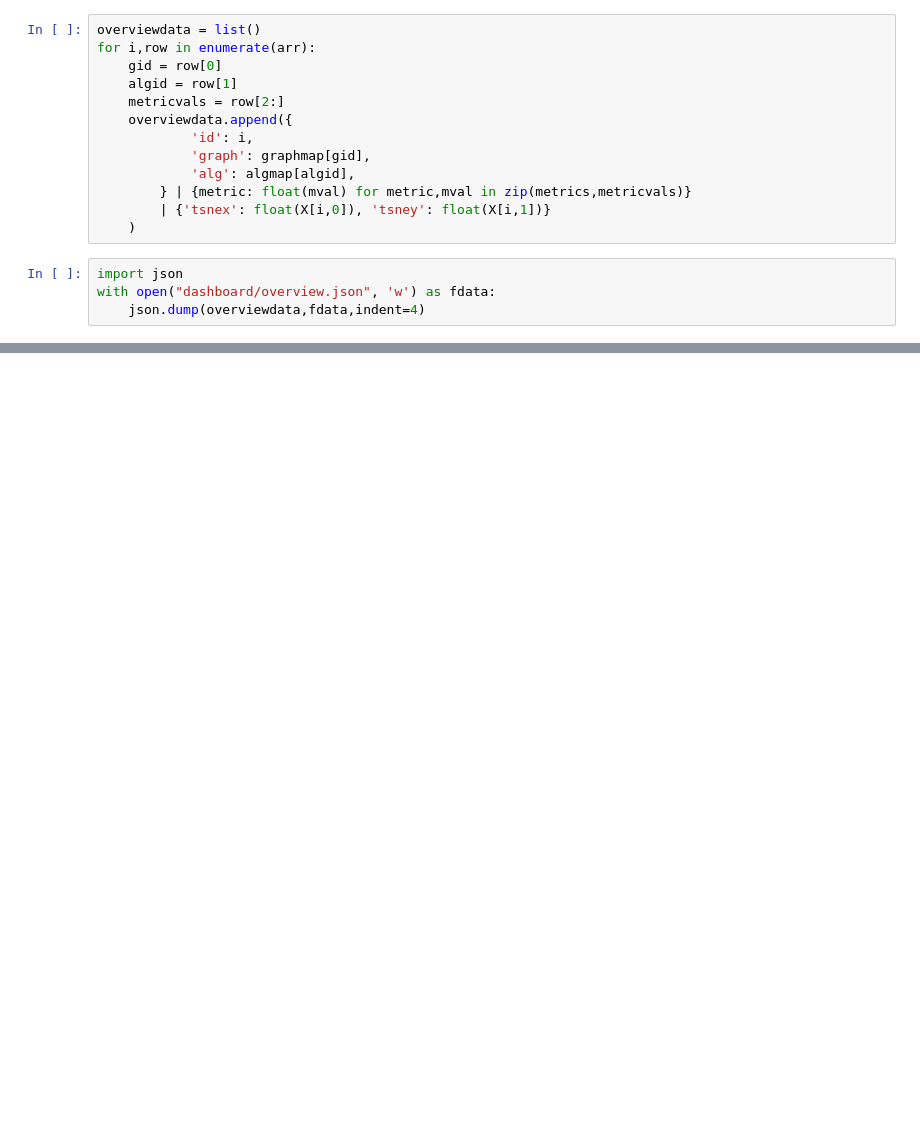
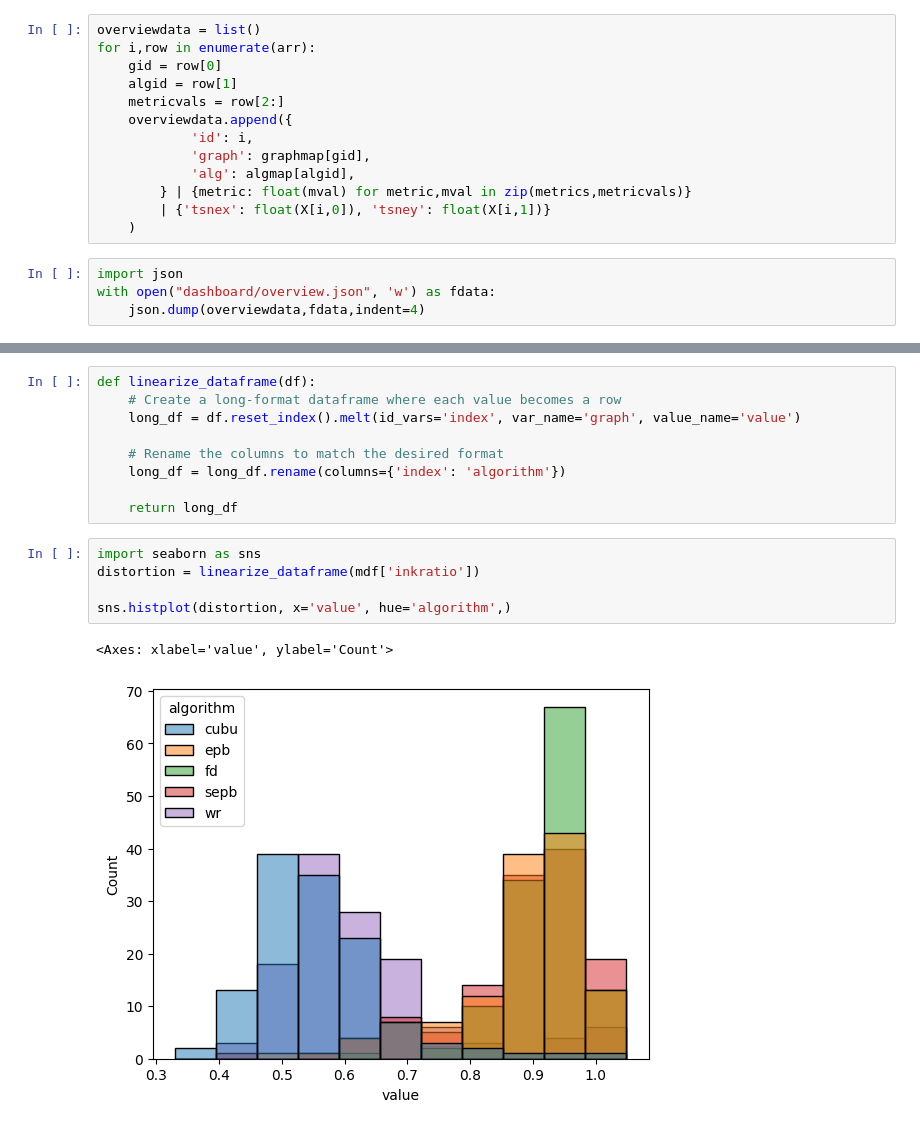
Before and after one commit to AndreiIulianMaftei/shared-bundling-repo, a Jupyter notebook: analyze.ipynb, the cells around one changed output, grey strips where cells are left out. Cells and saved outputs as stored; diff of their text form; blank space fills up the shorter version.

```diff
--- a/analyze.ipynb
+++ b/analyze.ipynb
@@ -230,0 +404,17 @@ ValueError: num must be an integer with 1 <= num <= 10, not 11
+# %%
+def linearize_dataframe(df):
+    # Create a long-format dataframe where each value becomes a row
+    long_df = df.reset_index().melt(id_vars='index', var_name='graph', value_name='value')
+
+    # Rename the columns to match the desired format
+    long_df = long_df.rename(columns={'index': 'algorithm'})
+
+    return long_df
+# %%
+import seaborn as sns
+distortion = linearize_dataframe(mdf['inkratio'])
+
+sns.histplot(distortion, x='value', hue='algorithm',)
+# %% [output]
+<Axes: xlabel='value', ylabel='Count'>
+[figure, added]
```
Also changed, not shown: parts of 24 cells of this notebook.
